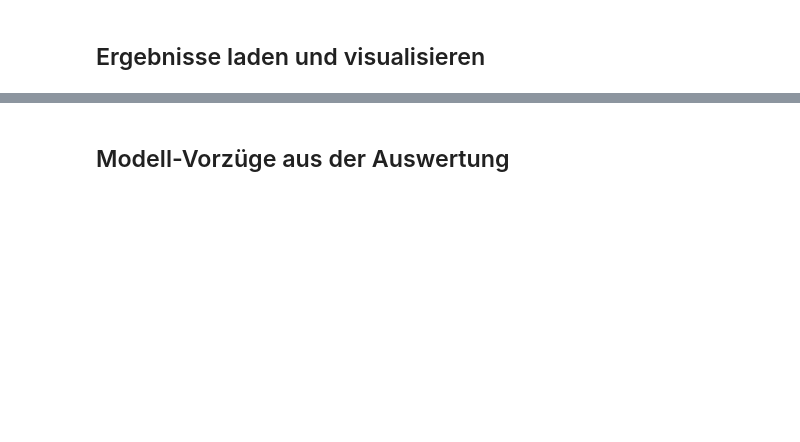
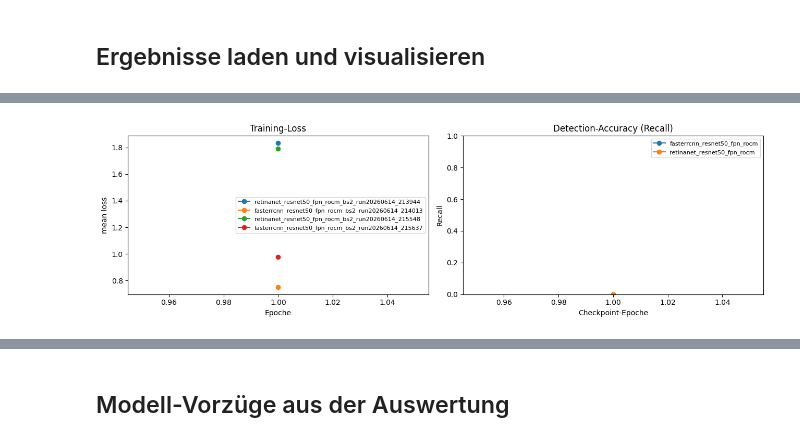
Before and after one commit to globalx-prog/face_model_lab, a Jupyter notebook: step01_training_evaluation_lab.ipynb, the cells around one changed output, grey strips where cells are left out. Drawn from its saved outputs; the diff is of its cells as text; code cells hidden in the pictures; blank space fills up the shorter version.

```diff
--- a/step01_training_evaluation_lab.ipynb
+++ b/step01_training_evaluation_lab.ipynb
@@ -294,0 +364,61 @@ retinanet_resnet50_fpn_rocm_bs2_ep1.pth,0.000,387,0,35.5
+# %%
+import re
+from collections import defaultdict
+
+history_files = sorted(RESULTS.glob("training_history_*.csv"), key=lambda p: p.stat().st_mtime)
+eval_csv = latest_eval_csv()
+
+fig, axes = plt.subplots(1, 2, figsize=(13, 4))
+
+if history_files:
+    runs = []
+    for history_path in history_files[-8:]:
+        with history_path.open(newline="", encoding="utf-8") as fh:
+            rows_hist = list(csv.DictReader(fh))
+        if not rows_hist:
+            continue
+        label = f"{rows_hist[-1]['model']}_bs{rows_hist[-1]['batch']}_run{history_path.stem[-15:]}"
+        epochs = [int(row["epoch"]) for row in rows_hist]
+        losses = [float(row["mean_loss"]) for row in rows_hist]
+        runs.append((label, epochs, losses))
+    for label, epochs, losses in runs:
+        axes[0].plot(epochs, losses, marker="o", label=label)
+    axes[0].set_title("Training-Loss")
+    axes[0].set_xlabel("Epoche")
+    axes[0].set_ylabel("mean loss")
+    if runs:
+        axes[0].legend(fontsize=8)
+else:
+    axes[0].text(0.5, 0.5, "Noch keine training_history_*.csv gefunden", ha="center", va="center")
+    axes[0].set_axis_off()
+
+with eval_csv.open(newline="", encoding="utf-8") as fh:
+    eval_rows = list(csv.DictReader(fh))
+
+by_model = defaultdict(list)
+for row in eval_rows:
+    model_name = row["model"]
+    match = re.search(r"_ep(\d+)", model_name)
+    if not match:
+        continue
+    epoch = int(match.group(1))
+    family = re.sub(r"_bs\d+_ep\d+.*$", "", Path(model_name).stem)
+    by_model[family].append((epoch, float(row["recall"])))
+
+if by_model:
+    for family, points in sorted(by_model.items()):
+        points = sorted(points)
+        axes[1].plot([p[0] for p in points], [p[1] for p in points], marker="o", label=family)
+    axes[1].set_title("Detection-Accuracy (Recall)")
+    axes[1].set_xlabel("Checkpoint-Epoche")
+    axes[1].set_ylabel("Recall")
+    axes[1].set_ylim(0, 1)
+    axes[1].legend(fontsize=8)
+else:
+    axes[1].text(0.5, 0.5, "Evaluiere mehrere *_epN.* Checkpoints\nfür eine Recall-Kurve", ha="center", va="center")
+    axes[1].set_axis_off()
+
+plt.tight_layout()
+plt.show()
+# %% [output]
+[figure, added]
```
Also changed, not shown: parts of 10 cells of this notebook, 10 other files.
